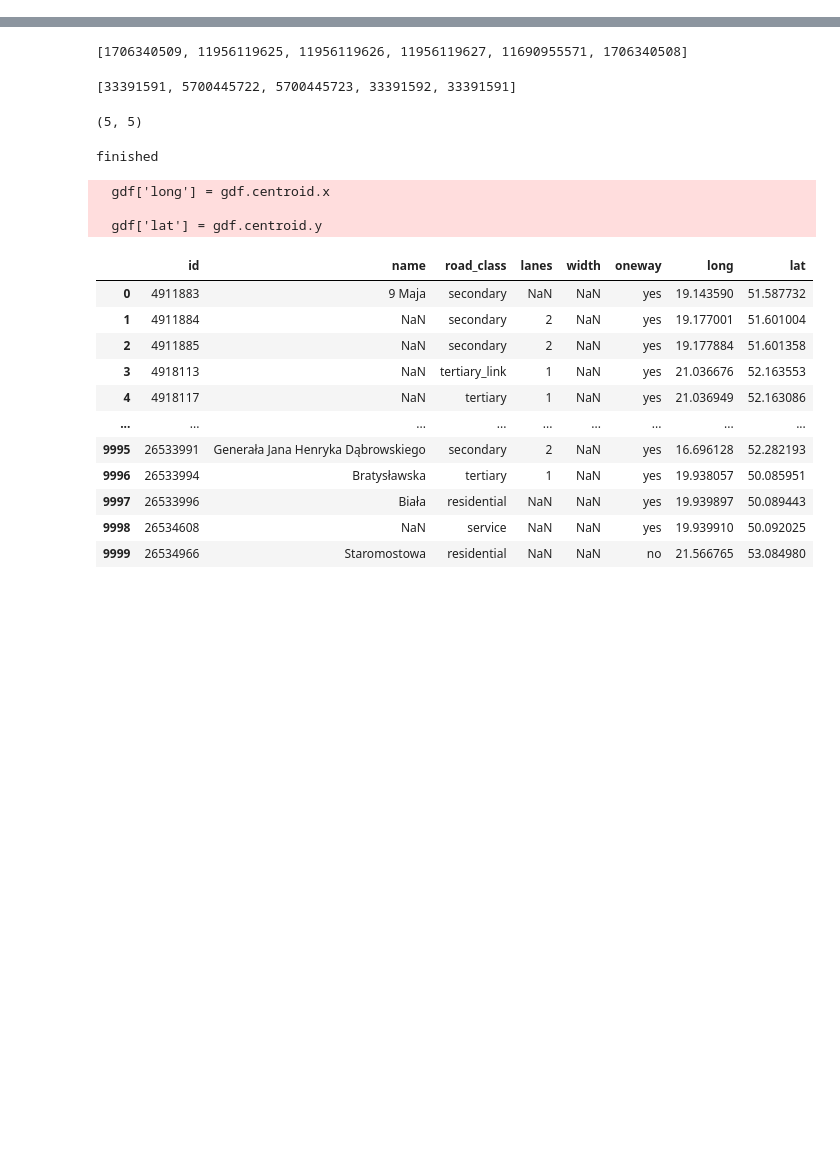
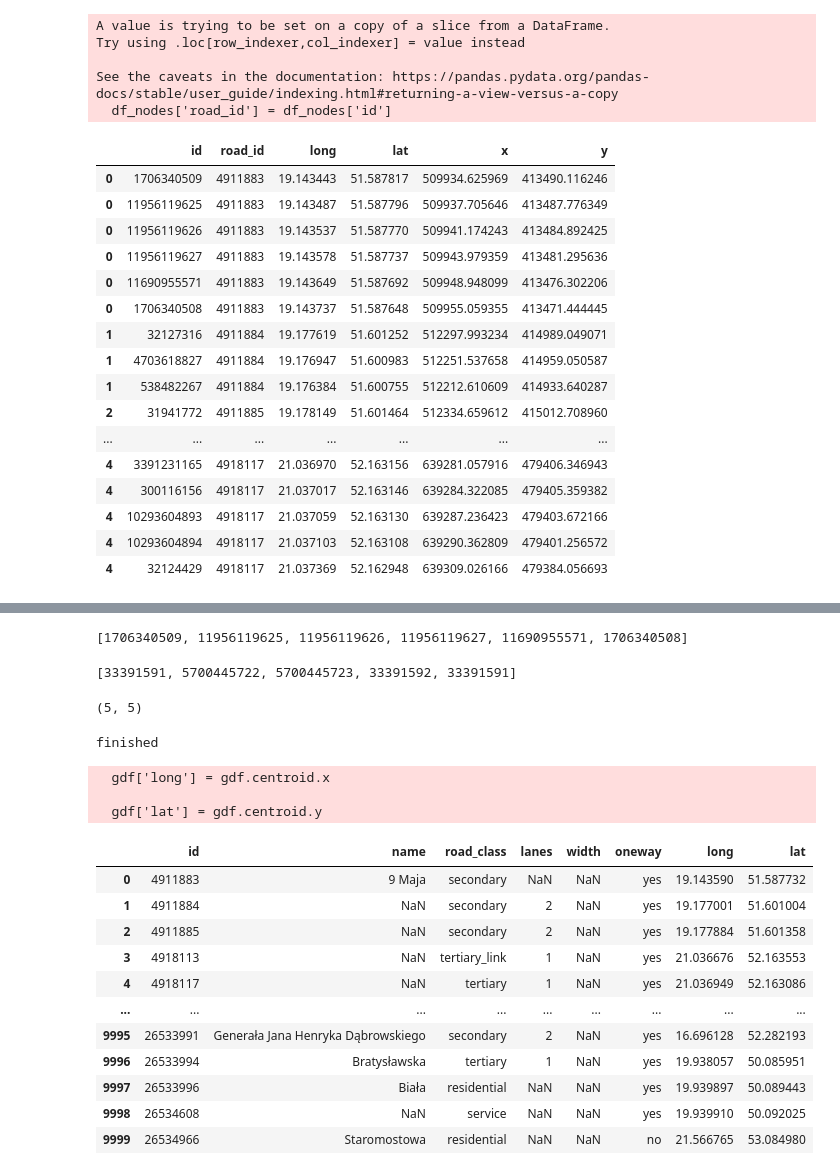
Before and after one commit to qpa-agh/poland_memgraph, a Jupyter notebook: data/roads.ipynb, the cells around one changed output, grey strips where cells are left out. Drawn from its saved outputs; the diff is of its cells as text; code cells hidden in the pictures; blank space fills up the shorter version.

```diff
--- a/data/roads.ipynb
+++ b/data/roads.ipynb
@@ -24,0 +18,16 @@ df
+# %%
+df.fillna({'oneway': 'no'}, inplace=True)
+df['nodes'] = df['nodes'].apply(lambda x: list(eval('[' + x[1:-1] + ']')))
+df['start_node_id'] = df['nodes'].apply(lambda x: x[0])
+df['end_node_id'] = df['nodes'].apply(lambda x: x[-1])
+df['geometry'] = df['wkt'].apply(wkt.loads)
+df['coordinates'] = df['geometry'].apply(lambda geom: list(geom.coords))
+
+gdf = gpd.GeoDataFrame(df, crs="EPSG:4326", geometry='geometry')
+gdf['long'] = gdf.centroid.x
+gdf['lat'] = gdf.centroid.y
+
+gdf.to_crs(epsg=2180, inplace=True)
+gdf = pd.concat([gdf, gdf.bounds], axis=1)
+df_roads = gdf.drop(['wkt', 'geometry', 'coordinates'], axis=1)
+df_roads
@@ -24,0 +44,46 @@ df
+# %%
+df_nodes = df[['id', 'nodes', 'coordinates']]
+df_nodes['road_id'] = df_nodes['id']
+df_nodes = df_nodes.explode(['nodes', 'coordinates'])
+
+df_nodes['id'] = df_nodes['nodes'].astype(int)
+df_nodes['geometry'] = df_nodes['coordinates'].apply(lambda coord: Point(coord[0], coord[1]))
+
+gdf_nodes = gpd.GeoDataFrame(
+    df_nodes[['id', 'geometry', 'road_id']],
+    crs="EPSG:4326"
+)
+
+gdf_nodes['long'] = gdf_nodes.geometry.x
+gdf_nodes['lat'] = gdf_nodes.geometry.y
+
+gdf_nodes = gdf_nodes.to_crs(epsg=2180)
+gdf_nodes['x'] = gdf_nodes.geometry.x
+gdf_nodes['y'] = gdf_nodes.geometry.y
+
+gdf_nodes = gdf_nodes.drop(['geometry'], axis=1)
+gdf_nodes.drop_duplicates(subset="id", inplace=True)
+gdf_nodes
+# %% [output]
+A value is trying to be set on a copy of a slice from a DataFrame.
+Try using .loc[row_indexer,col_indexer] = value instead
+
+See the caveats in the documentation: https://pandas.pydata.org/pandas-docs/stable/user_guide/indexing.html#returning-a-view-versus-a-copy
+  df_nodes['road_id'] = df_nodes['id']
+|  | id | road_id | long | lat | x | y |
+| 0 | 1706340509 | 4911883 | 19.143443 | 51.587817 | 509934.625969 | 413490.116246 |
+| 0 | 11956119625 | 4911883 | 19.143487 | 51.587796 | 509937.705646 | 413487.776349 |
+| 0 | 11956119626 | 4911883 | 19.143537 | 51.587770 | 509941.174243 | 413484.892425 |
+| 0 | 11956119627 | 4911883 | 19.143578 | 51.587737 | 509943.979359 | 413481.295636 |
+| 0 | 11690955571 | 4911883 | 19.143649 | 51.587692 | 509948.948099 | 413476.302206 |
+| 0 | 1706340508 | 4911883 | 19.143737 | 51.587648 | 509955.059355 | 413471.444445 |
+| 1 | 32127316 | 4911884 | 19.177619 | 51.601252 | 512297.993234 | 414989.049071 |
+| 1 | 4703618827 | 4911884 | 19.176947 | 51.600983 | 512251.537658 | 414959.050587 |
+| 1 | 538482267 | 4911884 | 19.176384 | 51.600755 | 512212.610609 | 414933.640287 |
+| 2 | 31941772 | 4911885 | 19.178149 | 51.601464 | 512334.659612 | 415012.708960 |
+| ... | ... | ... | ... | ... | ... | ... |
+| 4 | 3391231165 | 4918117 | 21.036970 | 52.163156 | 639281.057916 | 479406.346943 |
+| 4 | 300116156 | 4918117 | 21.037017 | 52.163146 | 639284.322085 | 479405.359382 |
+| 4 | 10293604893 | 4918117 | 21.037059 | 52.163130 | 639287.236423 | 479403.672166 |
+| 4 | 10293604894 | 4918117 | 21.037103 | 52.163108 | 639290.362809 | 479401.256572 |
+| 4 | 32124429 | 4918117 | 21.037369 | 52.162948 | 639309.026166 | 479384.056693 |
```
Also changed, not shown: parts of 4 cells of this notebook, 6 other files.
